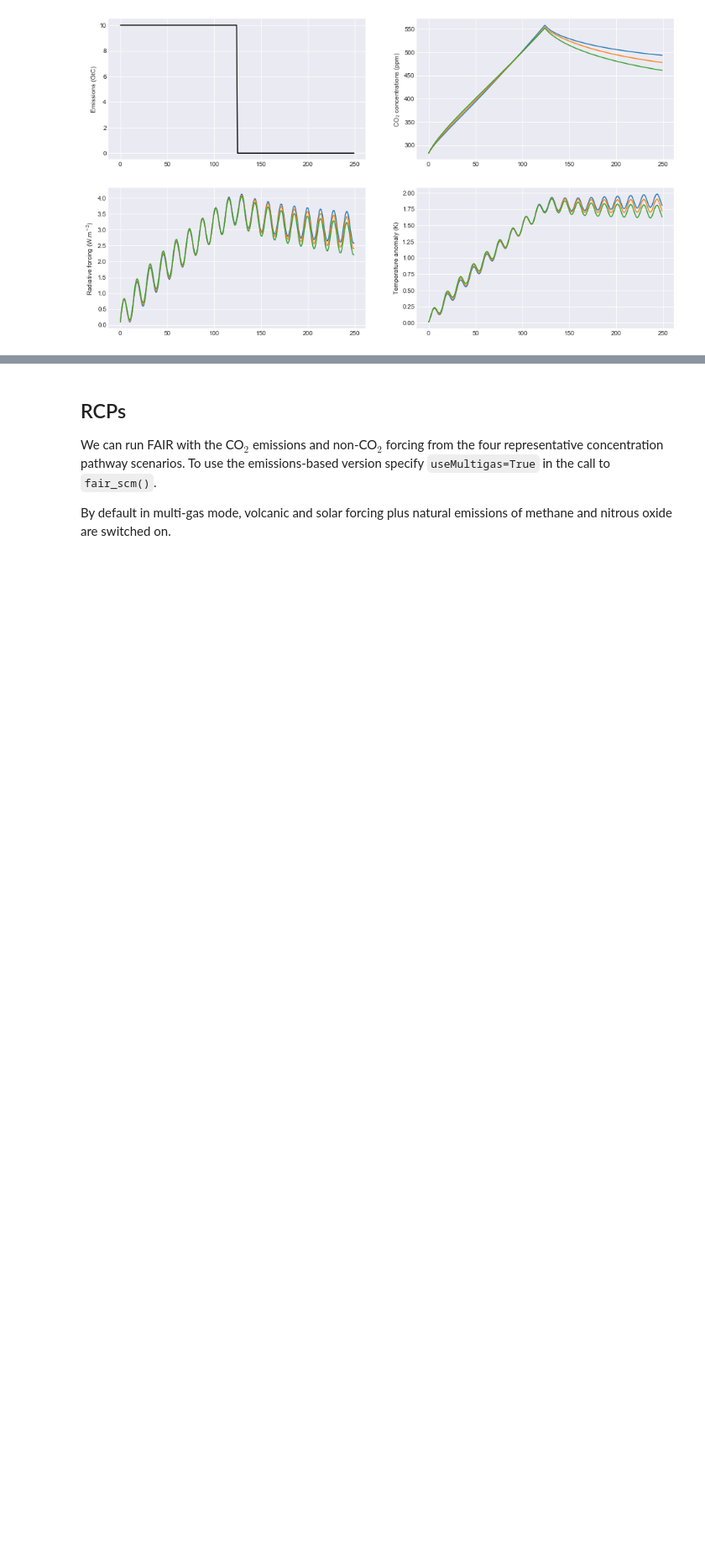
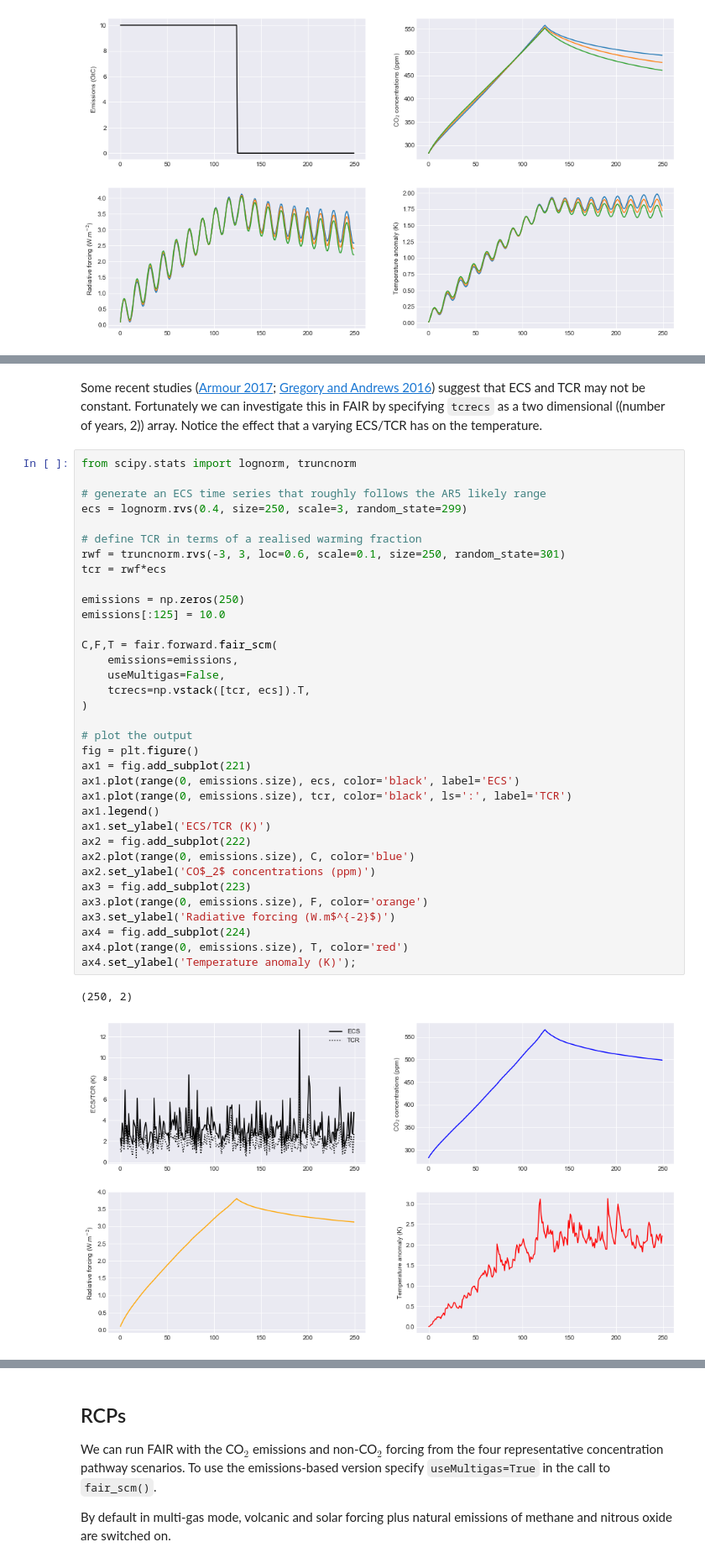
Before and after one commit to OMS-NetZero/FAIR, a Jupyter notebook: docs/examples.ipynb, the cells around one changed output, grey strips where cells are left out. Shown at 84% size. Cells and saved outputs as stored; diff of their text form; blank space fills up the shorter version.

```diff
--- a/docs/examples.ipynb
+++ b/docs/examples.ipynb
@@ -213,0 +264,40 @@ ax4.set_ylabel('Temperature anomaly (K)');
+# %% [markdown]
+Some recent studies ([Armour 2017](https://www.nature.com/articles/nclimate3278); [Gregory and Andrews 2016](http://onlinelibrary.wiley.com/doi/10.1002/2016GL068406/abstract)) suggest that ECS and TCR may not be constant. Fortunately we can investigate this in FAIR by specifying `tcrecs` as a two dimensional ((number of years, 2)) array. Notice the effect that a varying ECS/TCR has on the temperature.
+# %%
+from scipy.stats import lognorm, truncnorm
+
+# generate an ECS time series that roughly follows the AR5 likely range
+ecs = lognorm.rvs(0.4, size=250, scale=3, random_state=299)
+
+# define TCR in terms of a realised warming fraction
+rwf = truncnorm.rvs(-3, 3, loc=0.6, scale=0.1, size=250, random_state=301)
+tcr = rwf*ecs
+
+emissions = np.zeros(250)
+emissions[:125] = 10.0
+
+C,F,T = fair.forward.fair_scm(
+    emissions=emissions,
+    useMultigas=False,
+    tcrecs=np.vstack([tcr, ecs]).T,
+)
+
+# plot the output
+fig = plt.figure()
+ax1 = fig.add_subplot(221)
+ax1.plot(range(0, emissions.size), ecs, color='black', label='ECS')
+ax1.plot(range(0, emissions.size), tcr, color='black', ls=':', label='TCR')
+ax1.legend()
+ax1.set_ylabel('ECS/TCR (K)')
+ax2 = fig.add_subplot(222)
+ax2.plot(range(0, emissions.size), C, color='blue')
+ax2.set_ylabel('CO$_2$ concentrations (ppm)')
+ax3 = fig.add_subplot(223)
+ax3.plot(range(0, emissions.size), F, color='orange')
+ax3.set_ylabel('Radiative forcing (W.m$^{-2}$)')
+ax4 = fig.add_subplot(224)
+ax4.plot(range(0, emissions.size), T, color='red')
+ax4.set_ylabel('Temperature anomaly (K)');
+# %% [output]
+(250, 2)
+[figure, added]
```
Also changed, not shown: parts of 15 cells of this notebook, 27 other files.
